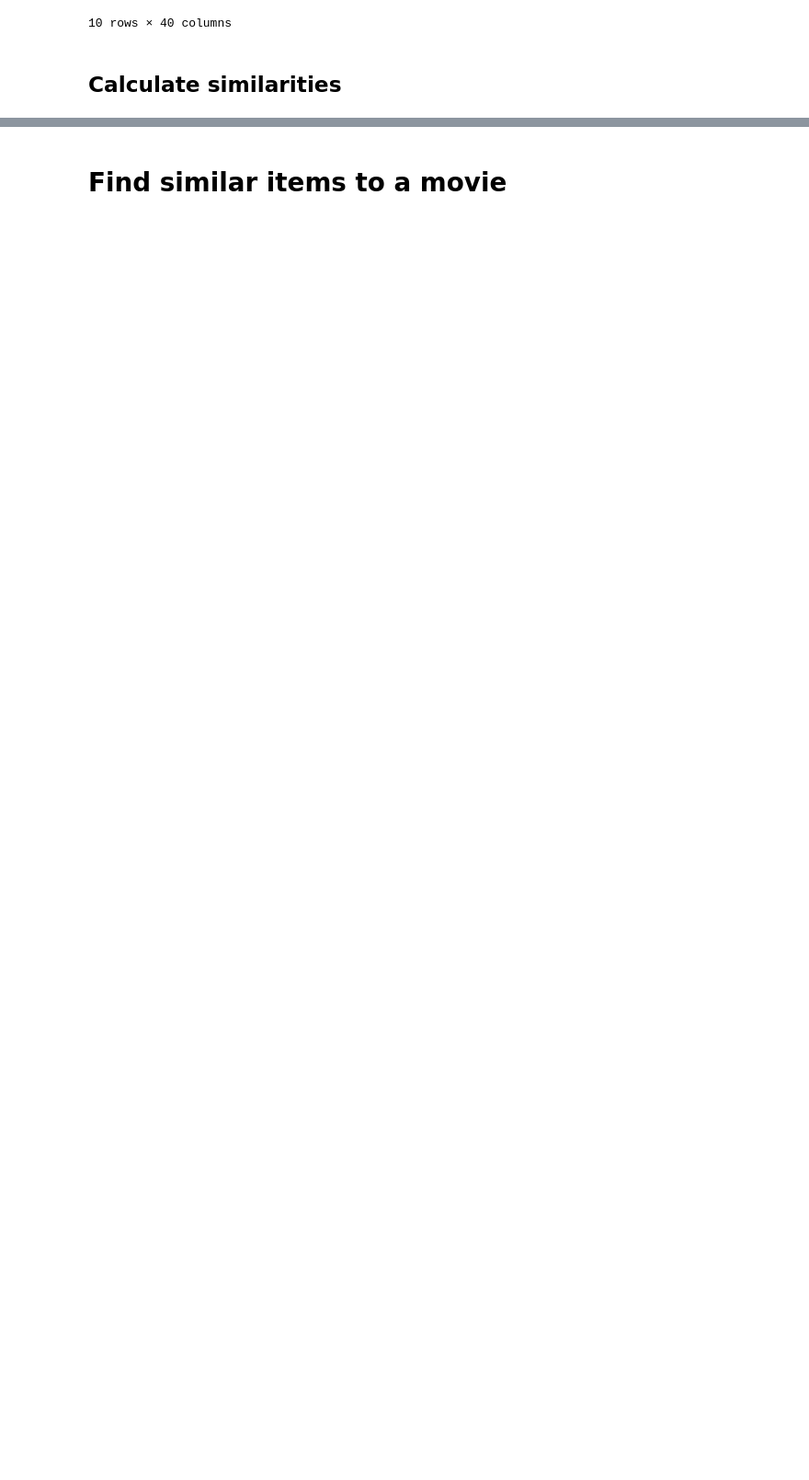
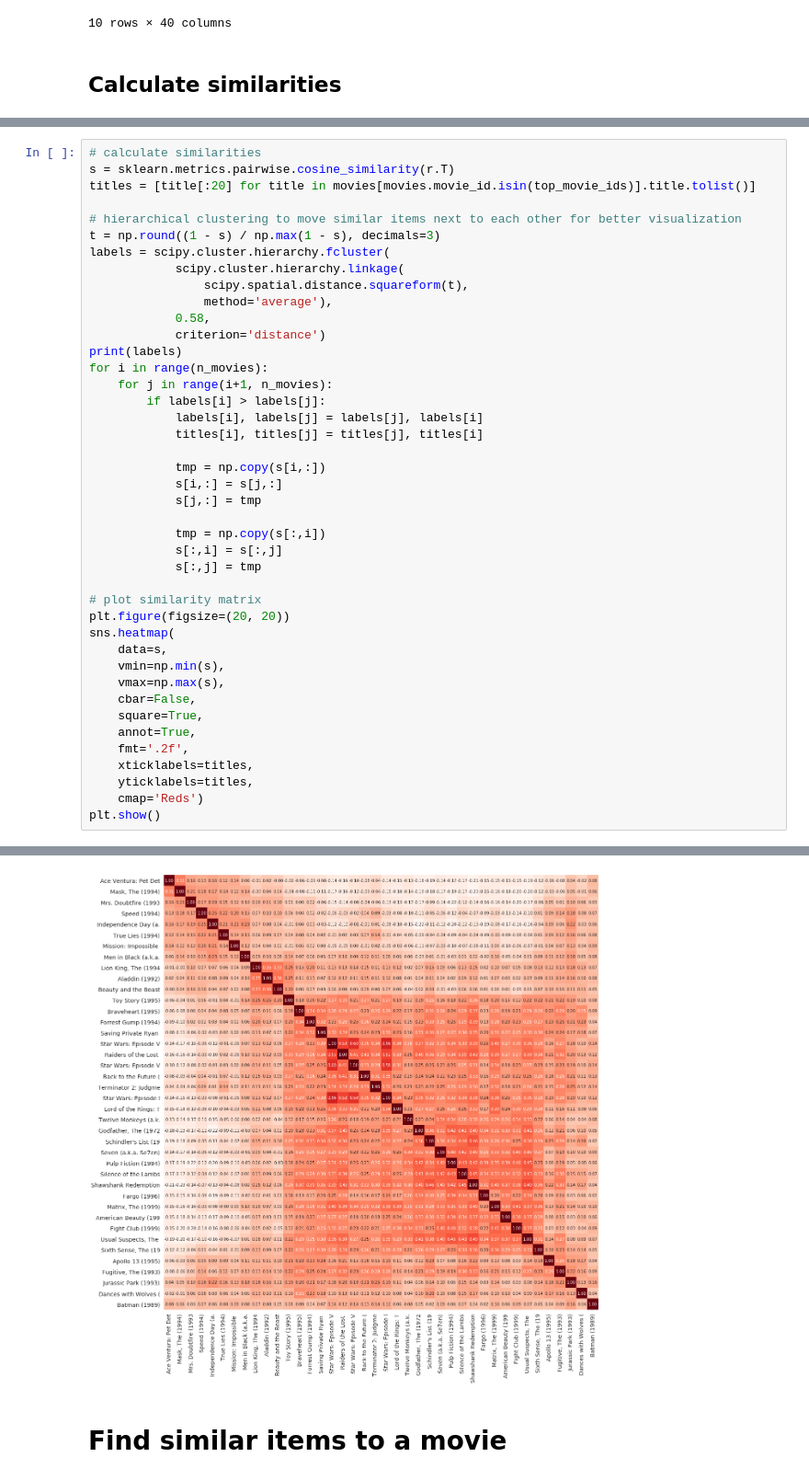
Before and after one commit to csizsek/recommender-systems, a Jupyter notebook: movie_lens/06_collaborative_filtering_on_items.ipynb, the cells around one changed output, grey strips where cells are left out. Shown: that part at 92% size. Cells and saved outputs as stored; diff of their text form; blank space fills up the shorter version.

Commit message:
added hierarchical clustering to similarities

```diff
--- a/movie_lens/06_collaborative_filtering_on_items.ipynb
+++ b/movie_lens/06_collaborative_filtering_on_items.ipynb
@@ -156,0 +137,43 @@ plt.show()
+# %%
+# calculate similarities
+s = sklearn.metrics.pairwise.cosine_similarity(r.T)
+titles = [title[:20] for title in movies[movies.movie_id.isin(top_movie_ids)].title.tolist()]
+
+# hierarchical clustering to move similar items next to each other for better visualization
+t = np.round((1 - s) / np.max(1 - s), decimals=3)
+labels = scipy.cluster.hierarchy.fcluster(
+            scipy.cluster.hierarchy.linkage(
+                scipy.spatial.distance.squareform(t),
+                method='average'),
+            0.58,
+            criterion='distance')
+print(labels)
+for i in range(n_movies):
+    for j in range(i+1, n_movies):
+        if labels[i] > labels[j]:
+            labels[i], labels[j] = labels[j], labels[i]
+            titles[i], titles[j] = titles[j], titles[i]
+
+            tmp = np.copy(s[i,:])
+            s[i,:] = s[j,:]
+            s[j,:] = tmp
+
+            tmp = np.copy(s[:,i])
+            s[:,i] = s[:,j]
+            s[:,j] = tmp
+
+# plot similarity matrix
+plt.figure(figsize=(20, 20))
+sns.heatmap(
+    data=s,
+    vmin=np.min(s),
+    vmax=np.max(s),
+    cbar=False,
+    square=True,
+    annot=True,
+    fmt='.2f',
+    xticklabels=titles,
+    yticklabels=titles,
+    cmap='Reds')
+plt.show()
+# %% [output]
@@ -157,3 +182,4 @@ plt.show()
+[figure, added]
 # %% [markdown]
 # Find similar items to a movie
 # %%
```
Also changed, not shown: parts of 4 cells of this notebook.
